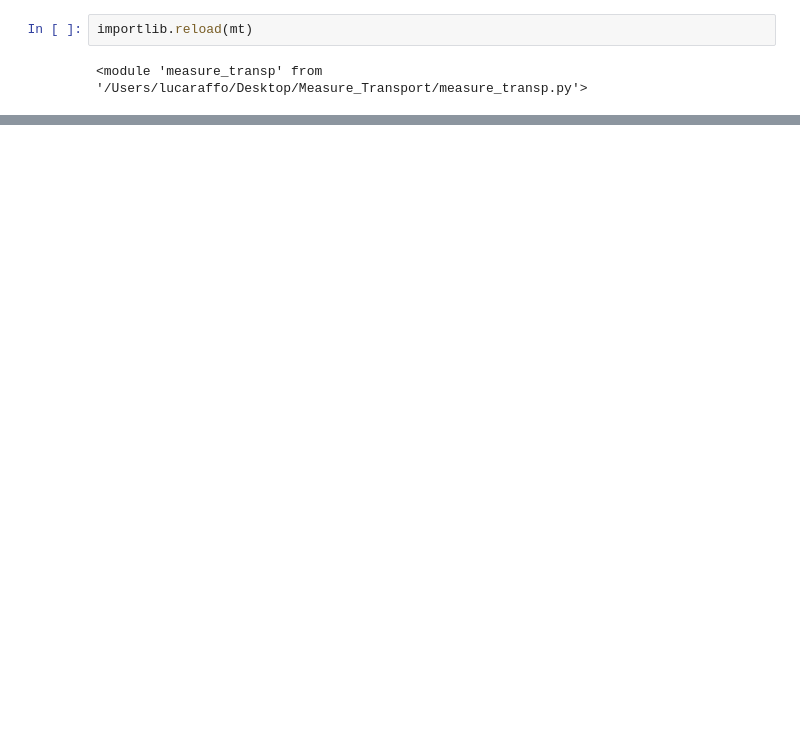
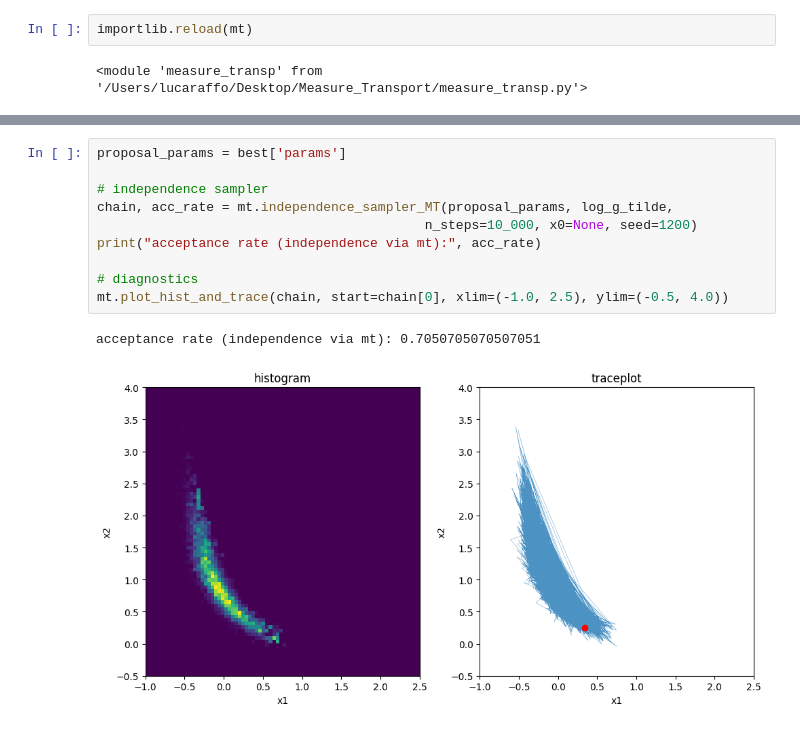
Before and after one commit to RaffoLuca18/Measure_Transport, a Jupyter notebook: notebook.ipynb, the cells around one changed output, grey strips where cells are left out. Drawn from its saved outputs; the diff is of its cells as text; blank space fills up the shorter version.

```diff
--- a/notebook.ipynb
+++ b/notebook.ipynb
@@ -55,0 +137,13 @@ Posterior means and 95% CIs:
+# %%
+proposal_params = best['params']
+
+# independence sampler
+chain, acc_rate = mt.independence_sampler_MT(proposal_params, log_g_tilde,
+                                          n_steps=10_000, x0=None, seed=1200)
+print("acceptance rate (independence via mt):", acc_rate)
+
+# diagnostics
+mt.plot_hist_and_trace(chain, start=chain[0], xlim=(-1.0, 2.5), ylim=(-0.5, 4.0))
+# %% [output]
+acceptance rate (independence via mt): 0.7050705070507051
+[figure, added]
```
Also changed, not shown: parts of 8 cells of this notebook, 1 other file.
